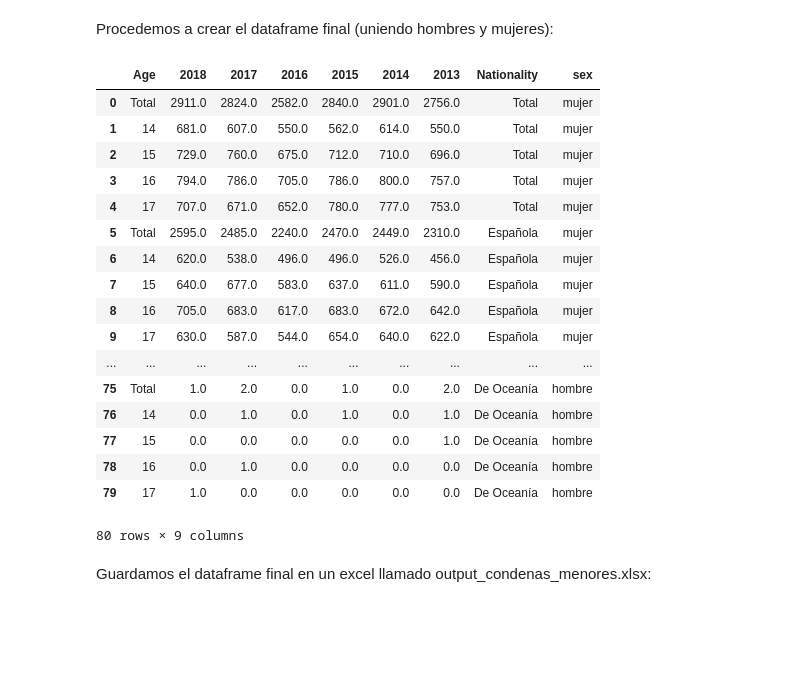
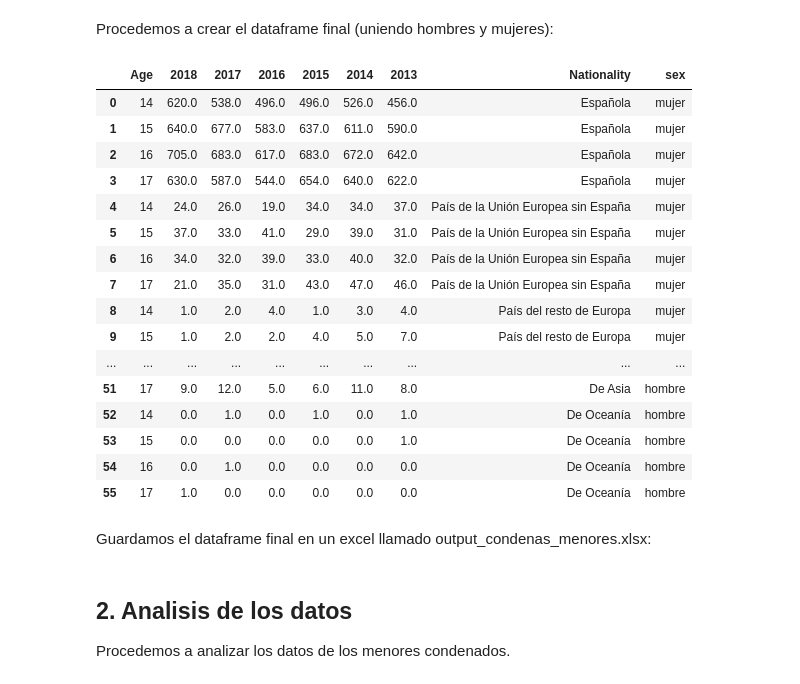
Before and after one commit to pleongi/Periodismo-de-datos, a Jupyter notebook: code/analize_data.ipynb, the cells around one changed output. Cells and saved outputs as stored; diff of their text form; code cells hidden in the pictures; blank space fills up the shorter version.

```diff
--- a/code/analize_data.ipynb
+++ b/code/analize_data.ipynb
@@ -118,28 +119,33 @@ df_mujeres.head(10)
 Procedemos a crear el dataframe final (uniendo hombres y mujeres):
 # %%
 dataset=pd.concat([df_mujeres,df_hombres])
-dataset.index=range(80)
+dataset=dataset[dataset['Age'] != "                Total"]
+dataset=dataset[dataset['Nationality'] != "    Total"]
+dataset.index=range(56)
 dataset
 # %% [output]
 |  | Age | 2018 | 2017 | 2016 | 2015 | 2014 | 2013 | Nationality | sex |
-| 0 | Total | 2911.0 | 2824.0 | 2582.0 | 2840.0 | 2901.0 | 2756.0 | Total | mujer |
-| 1 | 14 | 681.0 | 607.0 | 550.0 | 562.0 | 614.0 | 550.0 | Total | mujer |
-| 2 | 15 | 729.0 | 760.0 | 675.0 | 712.0 | 710.0 | 696.0 | Total | mujer |
-| 3 | 16 | 794.0 | 786.0 | 705.0 | 786.0 | 800.0 | 757.0 | Total | mujer |
-| 4 | 17 | 707.0 | 671.0 | 652.0 | 780.0 | 777.0 | 753.0 | Total | mujer |
-| 5 | Total | 2595.0 | 2485.0 | 2240.0 | 2470.0 | 2449.0 | 2310.0 | Española | mujer |
-| 6 | 14 | 620.0 | 538.0 | 496.0 | 496.0 | 526.0 | 456.0 | Española | mujer |
-| 7 | 15 | 640.0 | 677.0 | 583.0 | 637.0 | 611.0 | 590.0 | Española | mujer |
-| 8 | 16 | 705.0 | 683.0 | 617.0 | 683.0 | 672.0 | 642.0 | Española | mujer |
-| 9 | 17 | 630.0 | 587.0 | 544.0 | 654.0 | 640.0 | 622.0 | Española | mujer |
+| 0 | 14 | 620.0 | 538.0 | 496.0 | 496.0 | 526.0 | 456.0 | Española | mujer |
+| 1 | 15 | 640.0 | 677.0 | 583.0 | 637.0 | 611.0 | 590.0 | Española | mujer |
+| 2 | 16 | 705.0 | 683.0 | 617.0 | 683.0 | 672.0 | 642.0 | Española | mujer |
+| 3 | 17 | 630.0 | 587.0 | 544.0 | 654.0 | 640.0 | 622.0 | Española | mujer |
+| 4 | 14 | 24.0 | 26.0 | 19.0 | 34.0 | 34.0 | 37.0 | País de la Unión Europea sin España | mujer |
+| 5 | 15 | 37.0 | 33.0 | 41.0 | 29.0 | 39.0 | 31.0 | País de la Unión Europea sin España | mujer |
+| 6 | 16 | 34.0 | 32.0 | 39.0 | 33.0 | 40.0 | 32.0 | País de la Unión Europea sin España | mujer |
+| 7 | 17 | 21.0 | 35.0 | 31.0 | 43.0 | 47.0 | 46.0 | País de la Unión Europea sin España | mujer |
+| 8 | 14 | 1.0 | 2.0 | 4.0 | 1.0 | 3.0 | 4.0 | País del resto de Europa | mujer |
+| 9 | 15 | 1.0 | 2.0 | 2.0 | 4.0 | 5.0 | 7.0 | País del resto de Europa | mujer |
 | ... | ... | ... | ... | ... | ... | ... | ... | ... | ... |
-| 75 | Total | 1.0 | 2.0 | 0.0 | 1.0 | 0.0 | 2.0 | De Oceanía | hombre |
-| 76 | 14 | 0.0 | 1.0 | 0.0 | 1.0 | 0.0 | 1.0 | De Oceanía | hombre |
-| 77 | 15 | 0.0 | 0.0 | 0.0 | 0.0 | 0.0 | 1.0 | De Oceanía | hombre |
-| 78 | 16 | 0.0 | 1.0 | 0.0 | 0.0 | 0.0 | 0.0 | De Oceanía | hombre |
-| 79 | 17 | 1.0 | 0.0 | 0.0 | 0.0 | 0.0 | 0.0 | De Oceanía | hombre |
+| 51 | 17 | 9.0 | 12.0 | 5.0 | 6.0 | 11.0 | 8.0 | De Asia | hombre |
+| 52 | 14 | 0.0 | 1.0 | 0.0 | 1.0 | 0.0 | 1.0 | De Oceanía | hombre |
+| 53 | 15 | 0.0 | 0.0 | 0.0 | 0.0 | 0.0 | 1.0 | De Oceanía | hombre |
+| 54 | 16 | 0.0 | 1.0 | 0.0 | 0.0 | 0.0 | 0.0 | De Oceanía | hombre |
+| 55 | 17 | 1.0 | 0.0 | 0.0 | 0.0 | 0.0 | 0.0 | De Oceanía | hombre |
-80 rows × 9 columns
 # %% [markdown]
 Guardamos el dataframe final en un excel llamado output_condenas_menores.xlsx:
 # %%
 dataset.to_excel("./generated_output/output_condenas_menores.xlsx")
+# %% [markdown]
+## 2. Analisis de los datos
+
+Procedemos a analizar los datos de los menores condenados.
```
Also changed, not shown: parts of 3 cells of this notebook, 1 other file.
